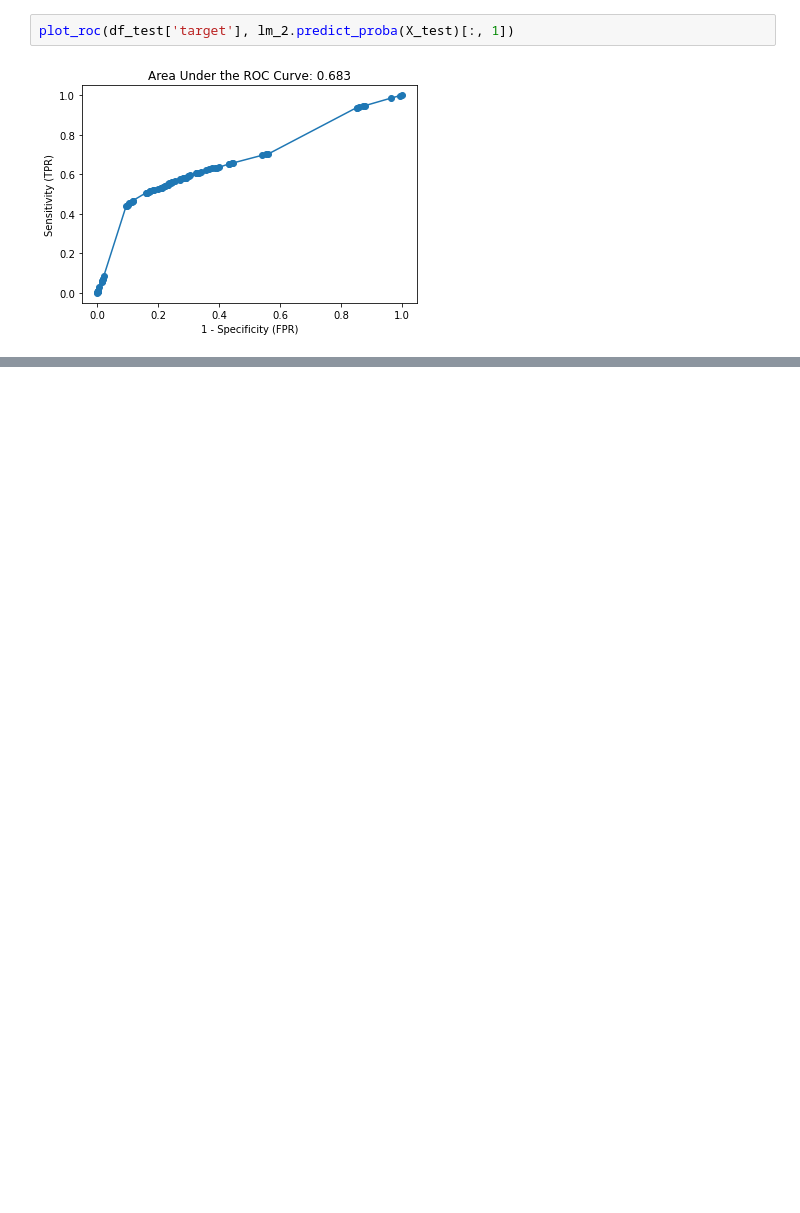
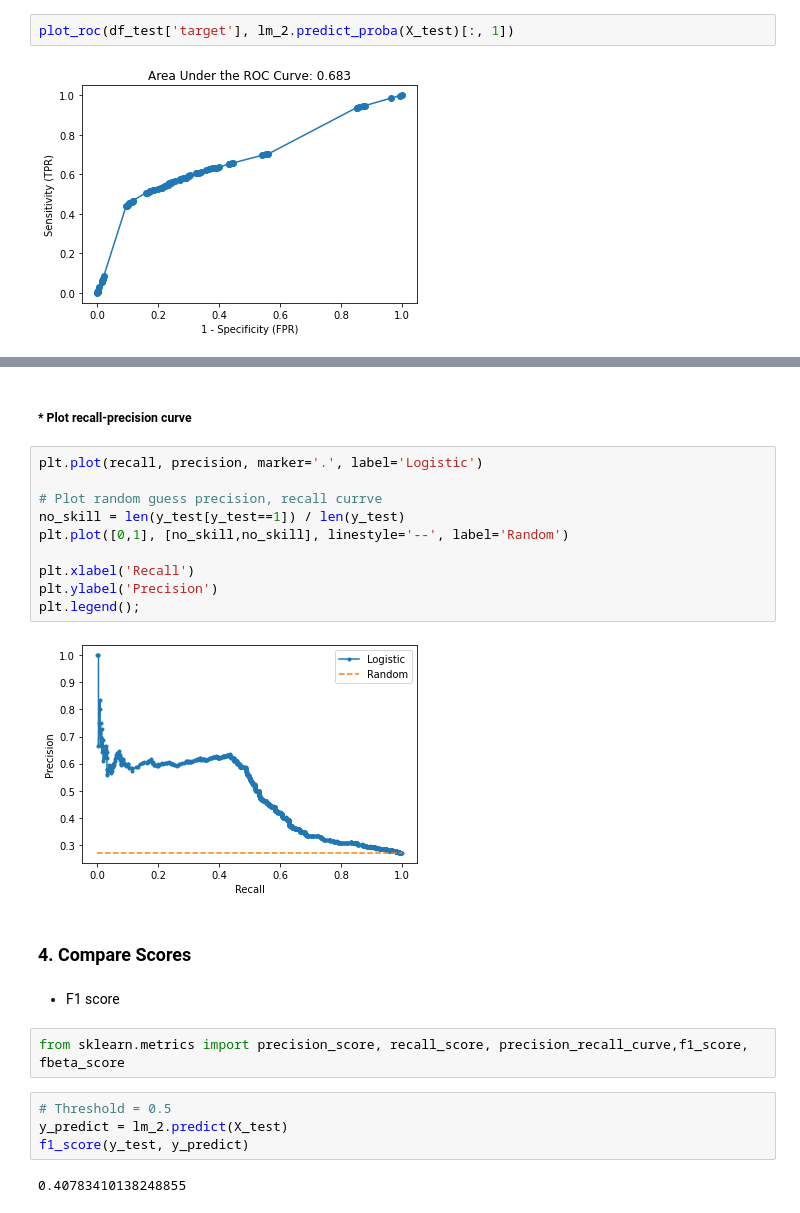
Before and after one commit to katiehuang1221/HR-Analytics-Predict-Who-Will-Leave-The-Job, a Jupyter notebook: notebook/02_EDA.ipynb, the cells around one changed output, grey strips where cells are left out. Cells and saved outputs as stored; diff of their text form; blank space fills up the shorter version.

```diff
--- a/notebook/02_EDA.ipynb
+++ b/notebook/02_EDA.ipynb
@@ -143,0 +245,26 @@ plot_roc(df_test['target'], lm_2.predict_proba(X_test)[:, 1])
+# %% [markdown]
+##### * Plot recall-precision curve
+# %%
+plt.plot(recall, precision, marker='.', label='Logistic')
+
+# Plot random guess precision, recall currve
+no_skill = len(y_test[y_test==1]) / len(y_test)
+plt.plot([0,1], [no_skill,no_skill], linestyle='--', label='Random')
+
+plt.xlabel('Recall')
+plt.ylabel('Precision')
+plt.legend();
+# %% [output]
+[figure, added]
+# %% [markdown]
+### 4. Compare Scores
+# %% [markdown]
+* F1 score
+# %%
+from sklearn.metrics import precision_score, recall_score, precision_recall_curve,f1_score, fbeta_score
+# %%
+# Threshold = 0.5
+y_predict = lm_2.predict(X_test)
+f1_score(y_test, y_predict)
+# %% [output]
+0.40783410138248855
```
Also changed, not shown: parts of 25 cells of this notebook.
